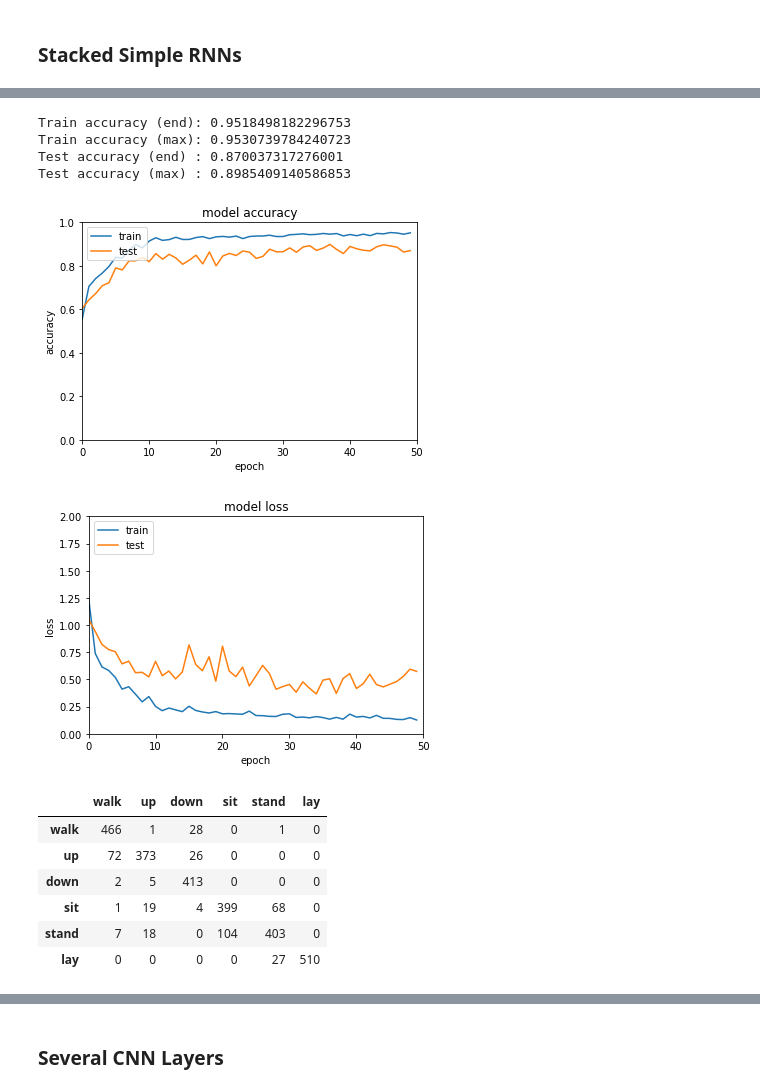
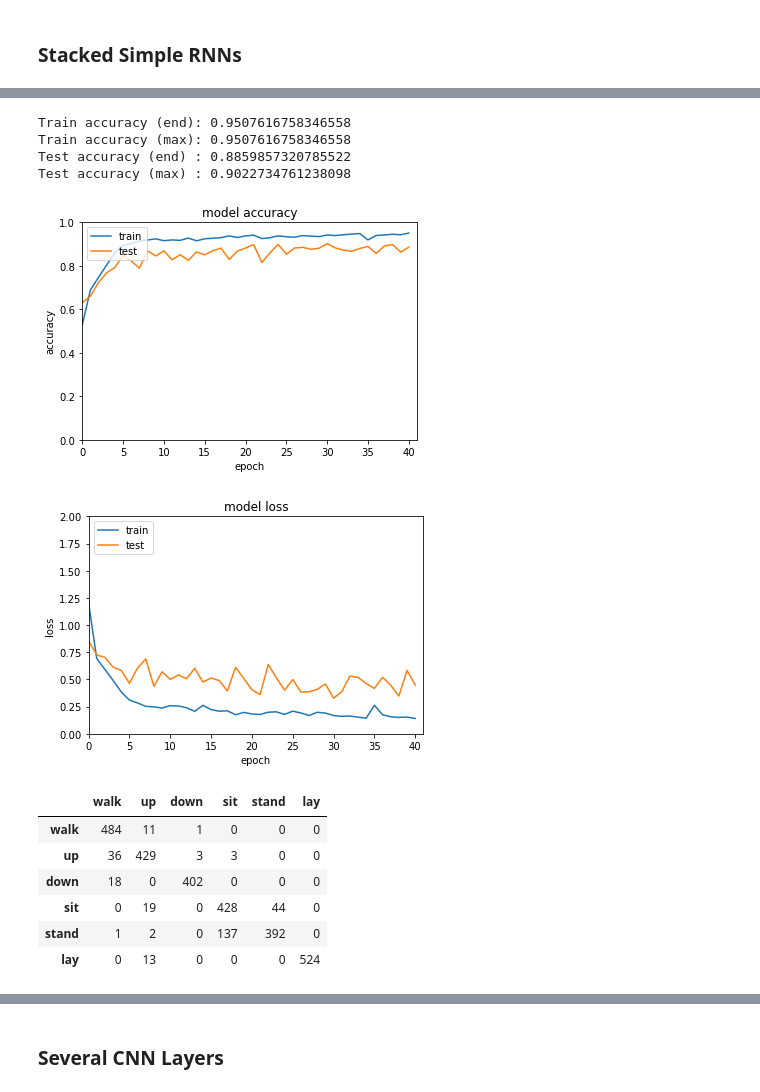
Before and after one commit to PatCH0816/TSM_DeLearn, a Jupyter notebook: exercises/exercise11/activity_recognition/activity_recognition-stud.ipynb, the cells around one changed output, grey strips where cells are left out. Cells and saved outputs as stored; diff of their text form; code cells hidden in the pictures.

```diff
--- a/exercises/exercise11/activity_recognition/activity_recognition-stud.ipynb
+++ b/exercises/exercise11/activity_recognition/activity_recognition-stud.ipynb
@@ -356,0 +312,17 @@ _________________________________________________________________
+# %%
+### START YOUR CODE
+
+model = Sequential()
+
+model.add(Input(X_train[0].shape))
+
+model.add(SimpleRNN(n_hidden_units, return_sequences=True))
+model.add(SimpleRNN(n_hidden_units, return_sequences=True))
+model.add(SimpleRNN(n_hidden_units, return_sequences=True))
+model.add(SimpleRNN(n_hidden_units))
+
+model.add(Dense(N_CLASSES, activation='softmax'))
+
+### END YOUR CODE
+
+model.summary()
@@ -357,8 +348,14 @@ _________________________________________________________________
 # %%
 ### START YOUR CODE
-batch_size = 128
-n_epochs   = 50
 
-log = model_stacked.fit(X_train, Y_train, batch_size=batch_size, epochs=n_epochs, validation_data=(X_test, Y_test))
+model.compile(loss=tf.keras.losses.CategoricalCrossentropy(), \
+             optimizer=tf.keras.optimizers.Adam(clipnorm=clipnorm), \
+             metrics=['accuracy'])
+
+log = model.fit(X_train, Y_train, \
+                batch_size=batch_size, \
+                epochs=n_epochs, \
+                validation_data=(X_test, Y_test), \
+                callbacks=[early_stopping])
 # %% [output]
 Epoch 1/50
@@ -381,17 +378,17 @@ Epoch 50/50
 # %%
-performance_plots(model_stacked, X_test, Y_test, log, n_epochs)
-confusion_matrix(model_stacked, X_test, Y_test)
+performance_plots(model, X_test, Y_test, log, len(log.history['accuracy']))
+confusion_matrix(model, X_test, Y_test)
 # %% [output]
-Train accuracy (end): 0.9518498182296753
-Train accuracy (max): 0.9530739784240723
-Test accuracy (end) : 0.870037317276001
-Test accuracy (max) : 0.8985409140586853
+Train accuracy (end): 0.9507616758346558
+Train accuracy (max): 0.9507616758346558
+Test accuracy (end) : 0.8859857320785522
+Test accuracy (max) : 0.9022734761238098
-[figure, old version]
+[figure, new version]
-[figure, old version]
+[figure, new version]
 |  | walk | up | down | sit | stand | lay |
-| walk | 466 | 1 | 28 | 0 | 1 | 0 |
-| up | 72 | 373 | 26 | 0 | 0 | 0 |
-| down | 2 | 5 | 413 | 0 | 0 | 0 |
-| sit | 1 | 19 | 4 | 399 | 68 | 0 |
-| stand | 7 | 18 | 0 | 104 | 403 | 0 |
-| lay | 0 | 0 | 0 | 0 | 27 | 510 |
+| walk | 484 | 11 | 1 | 0 | 0 | 0 |
+| up | 36 | 429 | 3 | 3 | 0 | 0 |
+| down | 18 | 0 | 402 | 0 | 0 | 0 |
+| sit | 0 | 19 | 0 | 428 | 44 | 0 |
+| stand | 1 | 2 | 0 | 137 | 392 | 0 |
+| lay | 0 | 13 | 0 | 0 | 0 | 524 |
```
Also changed, not shown: parts of 24 cells of this notebook.
